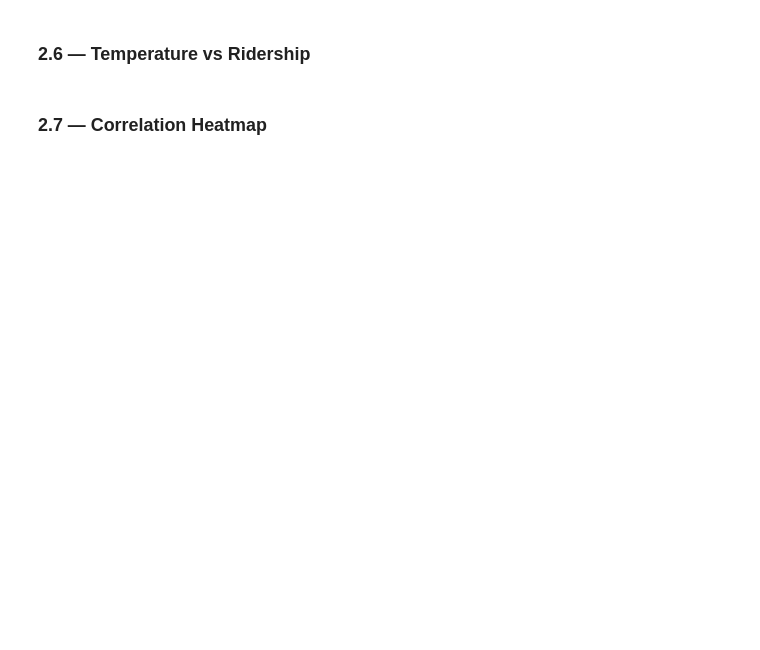
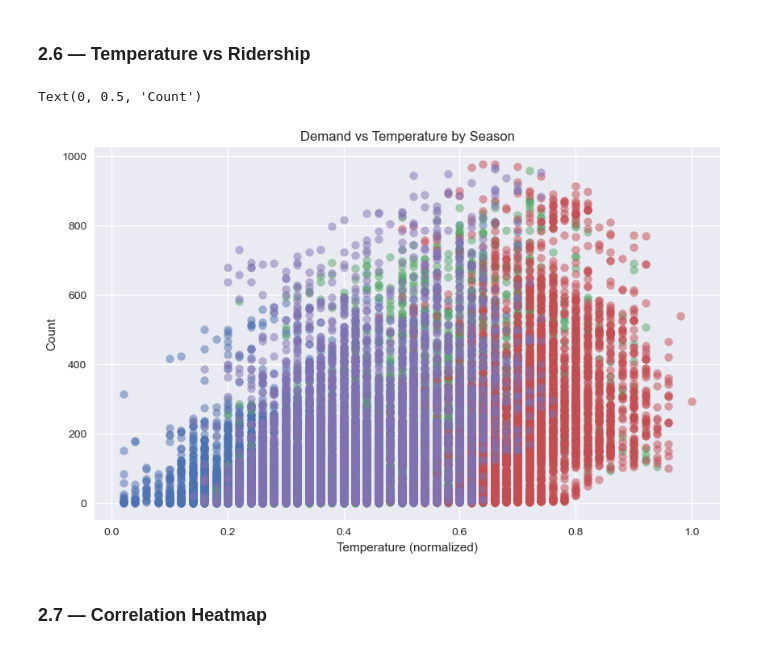
Before and after one commit to sufyan1105/Bike-sharing-demand-prediction, a Jupyter notebook: 03_bike_sharing_demand_predictor.ipynb, the cells around one changed output. Cells and saved outputs as stored; diff of their text form; code cells hidden in the pictures; blank space fills up the shorter version.

```diff
--- a/03_bike_sharing_demand_predictor.ipynb
+++ b/03_bike_sharing_demand_predictor.ipynb
@@ -268,2 +256,14 @@ plt.show()
+# %%
+season = ['spring', 'summer', 'fall', 'winter']
+for s in season:
+    plt.scatter(df[df['season'] == season.index(s) + 1]['temp'],
+                df[df['season'] == season.index(s) + 1]['cnt'],
+                alpha=0.5, label=s.capitalize())
+plt.title('Demand vs Temperature by Season')
+plt.xlabel('Temperature (normalized)')
+plt.ylabel('Count')
+# %% [output]
+Text(0, 0.5, 'Count')
+[figure, added]
 # %% [markdown]
 ### 2.7 — Correlation Heatmap
```
Also changed, not shown: parts of 12 cells of this notebook.
